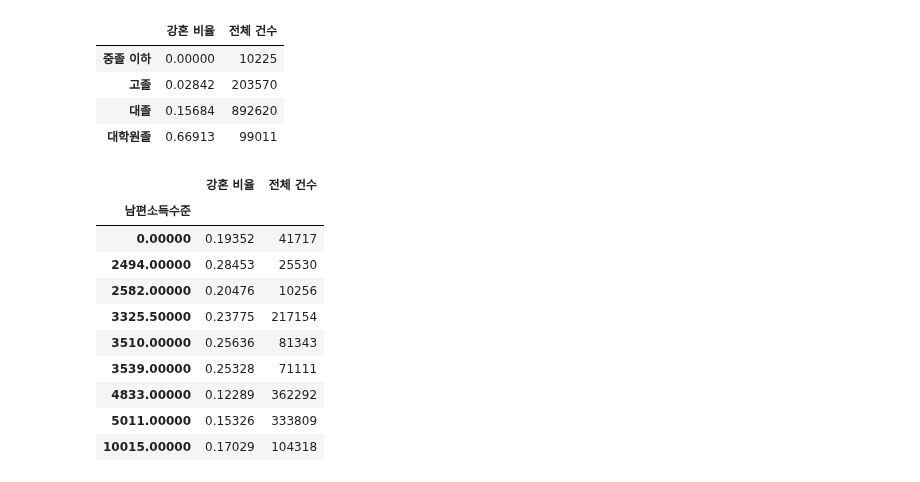
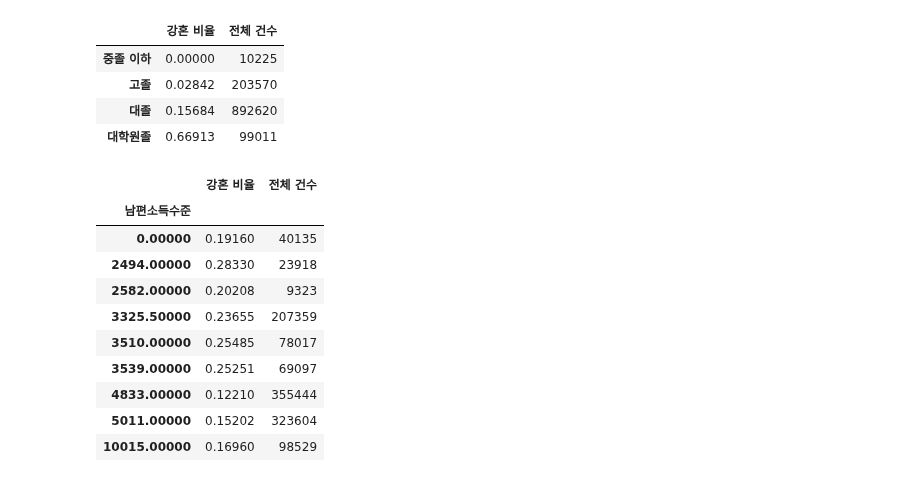
Before and after one commit to ohMinyoung22/science_project, a Jupyter notebook: eda/kanghon.ipynb, the cells around one changed output. Cells and saved outputs as stored; diff of their text form; code cells hidden in the pictures.

```diff
--- a/eda/kanghon.ipynb
+++ b/eda/kanghon.ipynb
@@ -391,7 +393,7 @@ x
 # %%
 from operator import index
 
-dataset = df_from_2014_to_2021[woman_first_condition & (df_from_2014_to_2021['아내국제결혼여부'] == 0) & (df_from_2014_to_2021['남편국제결혼여부'] == 0)]
+dataset = df_from_2014_to_2021[man_first_condition & woman_first_condition & (df_from_2014_to_2021['아내국제결혼여부'] == 0) & (df_from_2014_to_2021['남편국제결혼여부'] == 0)]
 
 index_array = np.array(['중졸 이하', '고졸', '대졸', '대학원졸'])
 
@@ -446,20 +446,20 @@ x
 | 대졸 | 0.15684 | 892620 |
 | 대학원졸 | 0.66913 | 99011 |
 # %%
-dataset = df_from_2014_to_2021[woman_first_condition & (df_from_2014_to_2021['아내국제결혼여부'] == 0) & (df_from_2014_to_2021['남편국제결혼여부'] == 0)]
+dataset = df_from_2014_to_2021[man_first_condition & woman_first_condition & (df_from_2014_to_2021['아내국제결혼여부'] == 0) & (df_from_2014_to_2021['남편국제결혼여부'] == 0)]
 
 x = hypogamy_ratio_all_count(dataset, '남편소득수준')
 
 x
 # %% [output]
 |  | 강혼 비율 | 전체 건수 |
 | 남편소득수준 |  |  |
-| 0.00000 | 0.19352 | 41717 |
-| 2494.00000 | 0.28453 | 25530 |
-| 2582.00000 | 0.20476 | 10256 |
-| 3325.50000 | 0.23775 | 217154 |
-| 3510.00000 | 0.25636 | 81343 |
-| 3539.00000 | 0.25328 | 71111 |
-| 4833.00000 | 0.12289 | 362292 |
-| 5011.00000 | 0.15326 | 333809 |
-| 10015.00000 | 0.17029 | 104318 |
+| 0.00000 | 0.19160 | 40135 |
+| 2494.00000 | 0.28330 | 23918 |
+| 2582.00000 | 0.20208 | 9323 |
+| 3325.50000 | 0.23655 | 207359 |
+| 3510.00000 | 0.25485 | 78017 |
+| 3539.00000 | 0.25251 | 69097 |
+| 4833.00000 | 0.12210 | 355444 |
+| 5011.00000 | 0.15202 | 323604 |
+| 10015.00000 | 0.16960 | 98529 |
```
Also changed, not shown: parts of 4 cells of this notebook.
